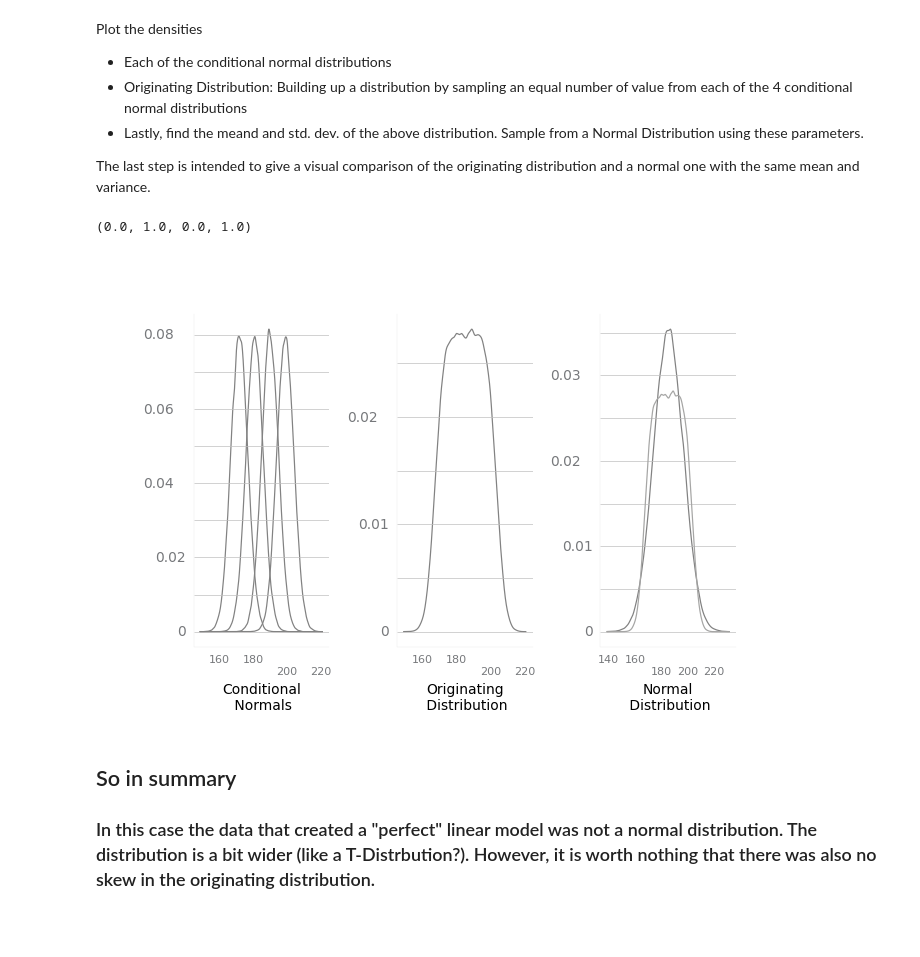
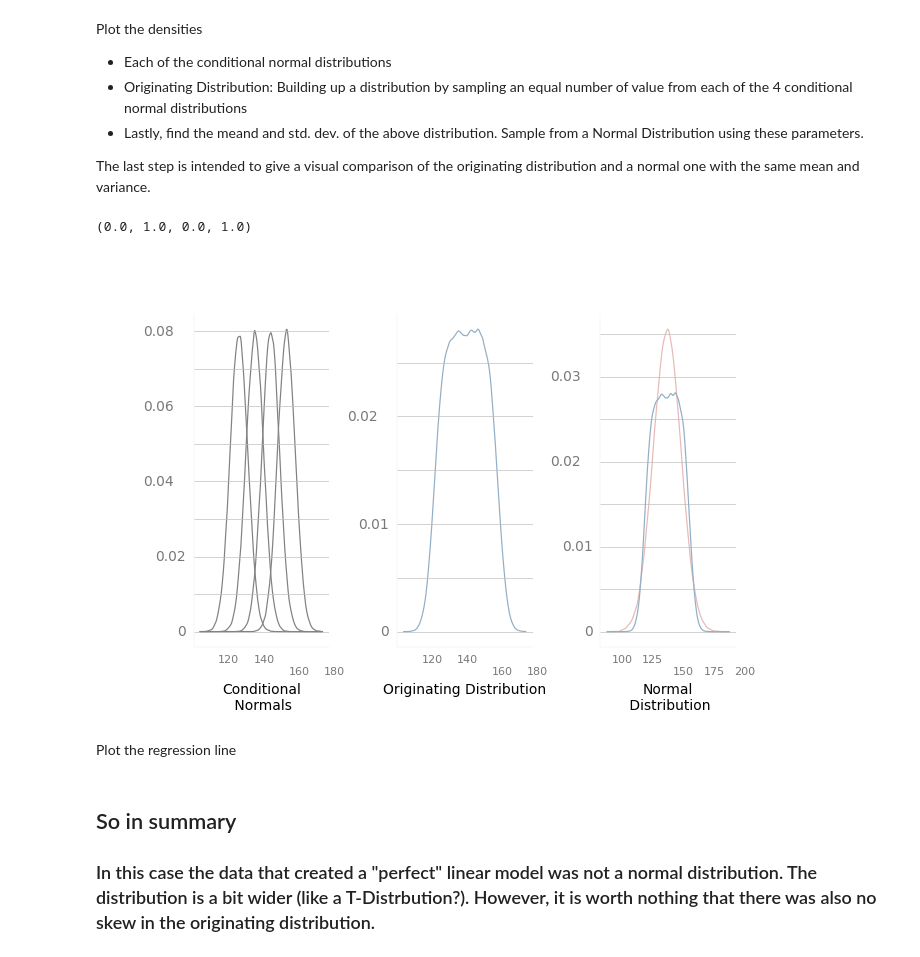
Before and after one commit to steed360/Data-Analysis, a Jupyter notebook: a_Regression_Errors.ipynb, the cells around one changed output. Saved outputs shown, nothing was run; the diff lists cells and outputs as text; code cells hidden in the pictures; blank space fills up the shorter version.

```diff
--- a/a_Regression_Errors.ipynb
+++ b/a_Regression_Errors.ipynb
@@ -113,14 +113,12 @@ def SWD_theme ():
 lst_x =  [i for i in range ( 20,60, 10)]
 np_x = np.array ( lst_x)
 
-
 # Produce some Yi values using
 # a model of height = function (weight) from Statistical Rethinking
 # Place in a dict for later retrieval.
 
-
 b_weight_kg = 0.9
-c_avg_height_cm = 154
+c_avg_height_cm = 113.79
 sd = 5.0  # standard deviation of errors.
 
 dictYi = {}
@@ -291,7 +292,8 @@ t = theme(
           panel_grid_major_x=element_blank(),
           panel_grid_minor_x=element_blank(),
           axis_text_y = element_text( color=GRAY5, size=10)  ,
-          axis_text_x = element_text( color=GRAY5, size=8)  ,
+          axis_text_x = element_text( color=GRAY5, size=8, y = 0, va="top", ha="left")  ,
+          #va = 'bottom', ha = 'left', size = 13, color = GRAY3, y = 0.5
           legend_position="none"
 )
 
@@ -307,7 +309,7 @@ p1 = \
 # Originating distribution
 p2 = \
   (ggplot(df_long, aes(x='value'))
-  + geom_density (alpha=0.1,  color=GRAY6)
+  + geom_density (alpha=0.1,  color=BLUE4)
   + labs(y = "Density     "  , x = "Given Weight (kg)")
   +SWD_theme() + t
 )
@@ -315,42 +317,44 @@ p2 = \
 # Normal Distribution
 p3 = \
   (ggplot(df_Normal, aes(x='value'))
-  + geom_density (alpha=0.1,  color=GRAY6)
-  + geom_density (df_long, aes(x='value'), color=GRAY8 )
+  + geom_density (alpha=0.1,  color=RED2)
+  + geom_density (df_long, aes(x='value'), color=BLUE4 )
   + labs(y = "Density     "  , x = "Given Weight (kg)")
   +SWD_theme() + t
 )
 
 # Empty plotnine figure to place the subplots on. Needs junk data (for backend "copy" reasons).
 fig = (ggplot()+geom_blank(data=df) +theme_void()).draw(show=False, return_ggplot=False)
 
 # Create gridspec for adding subpanels to the blank figure
 gs = gridspec.GridSpec(1, 3)
 ax1 = fig.add_subplot(gs[0,0])
 ax2 = fig.add_subplot(gs[0,1])
 ax3 = fig.add_subplot(gs[0,2])
 
 gs.update(wspace=0.5, hspace=0.05) # set the spacing between axes.
 
 # Add subplots to the figure
 _=p1._draw_using_figure(fig, [ax1])
 _=p2._draw_using_figure(fig, [ax2] )
 _=p3._draw_using_figure(fig, [ax3] )
 
 fig.dpi = 100
 width_in = 7
 fig.set_size_inches(width_in , width_in/1.62)
 
 # X axis labels.
 fig.axes[1].set_xlabel ('Conditional\n Normals')
-fig.axes[2].set_xlabel ('Originating\n Distribution')
+fig.axes[2].set_xlabel ('Originating Distribution')
 fig.axes[3].set_xlabel ('Normal\n Distribution')
 
 ax0 = fig.add_axes( (0,0,1,1))
 ax0.axis('Off') # don't draw anything.
 # %% [output]
 (0.0, 1.0, 0.0, 1.0)
-[figure, old version]
+[figure, new version]
+# %% [markdown]
+Plot the regression line
 # %% [markdown]
 ## So in summary
 ### In this case the data that created a "perfect" linear model was not a normal distribution. The distribution is a bit wider (like a T-Distrbution?).  However, it is worth nothing that there was also no skew in the originating distribution.
```
Also changed, not shown: parts of 5 cells of this notebook.
